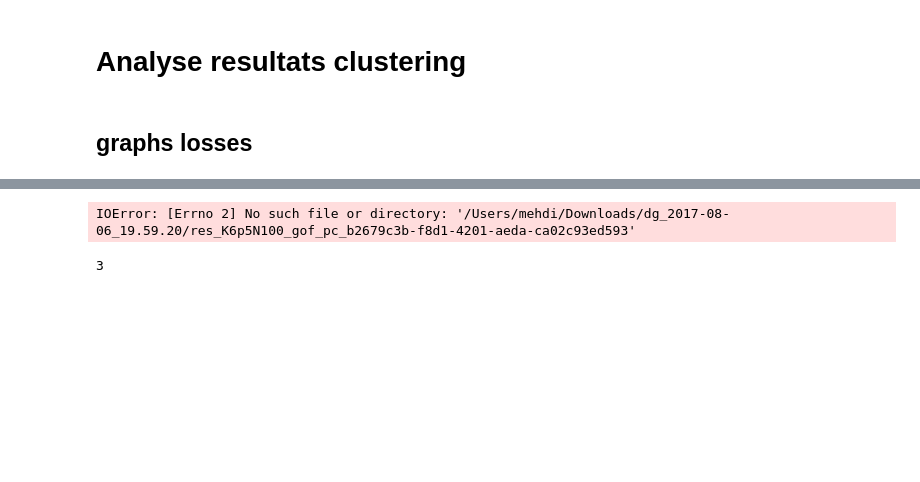
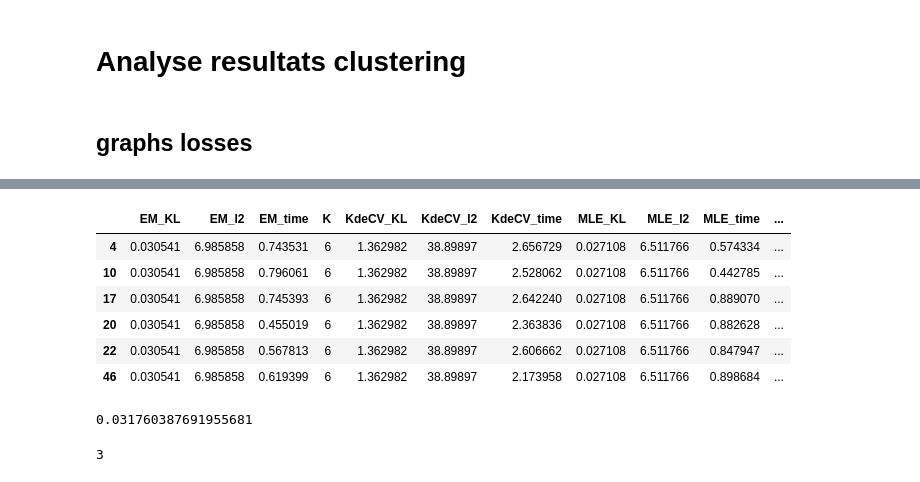
Before and after one commit to mehdisebbar/kl-aggregation, a Jupyter notebook: weight_vector_simulations_paper/weight_vector_estim_code/clustering.ipynb, the cells around one changed output, grey strips where cells are left out. Drawn from its saved outputs; the diff is of its cells as text; code cells hidden in the pictures; blank space fills up the shorter version.

```diff
--- a/weight_vector_simulations_paper/weight_vector_estim_code/clustering.ipynb
+++ b/weight_vector_simulations_paper/weight_vector_estim_code/clustering.ipynb
@@ -919,7 +894,18 @@ df[df.p==5]
-# %%
-pickle.loads(open("/Users/mehdi/Downloads/dg_2017-08-06_19.59.20/res_K6p5N100_gof_pc_b2679c3b-f8d1-4201-aeda-ca02c93ed593"))
-# %% [output]
-IOError: [Errno 2] No such file or directory: '/Users/mehdi/Downloads/dg_2017-08-06_19.59.20/res_K6p5N100_gof_pc_b2679c3b-f8d1-4201-aeda-ca02c93ed593'
+# %%
+df[df.EM_KL==df.EM_KL[4
+                     ]]
+# %% [output]
+|  | EM_KL | EM_l2 | EM_time | K | KdeCV_KL | KdeCV_l2 | KdeCV_time | MLE_KL | MLE_l2 | MLE_time | ... |
+| 4 | 0.030541 | 6.985858 | 0.743531 | 6 | 1.362982 | 38.89897 | 2.656729 | 0.027108 | 6.511766 | 0.574334 | ... |
+| 10 | 0.030541 | 6.985858 | 0.796061 | 6 | 1.362982 | 38.89897 | 2.528062 | 0.027108 | 6.511766 | 0.442785 | ... |
+| 17 | 0.030541 | 6.985858 | 0.745393 | 6 | 1.362982 | 38.89897 | 2.642240 | 0.027108 | 6.511766 | 0.889070 | ... |
+| 20 | 0.030541 | 6.985858 | 0.455019 | 6 | 1.362982 | 38.89897 | 2.363836 | 0.027108 | 6.511766 | 0.882628 | ... |
+| 22 | 0.030541 | 6.985858 | 0.567813 | 6 | 1.362982 | 38.89897 | 2.606662 | 0.027108 | 6.511766 | 0.847947 | ... |
+| 46 | 0.030541 | 6.985858 | 0.619399 | 6 | 1.362982 | 38.89897 | 2.173958 | 0.027108 | 6.511766 | 0.898684 | ... |
+# %%
+df.EM_KL[0]
+# %% [output]
+0.031760387691955681
 # %%
 #        kl_aggreg_integrand_L2_loss = IntegrandL2Density(f_star.pdf, kl_aggreg_density.pdf)
 #        kl_aggreg_l2 = l2_norm(kl_aggreg_integrand_L2_loss.pdf, f_star_sampling, sample_size=SAMPLE_SIZE)
```
Also changed, not shown: parts of 5 cells of this notebook.
